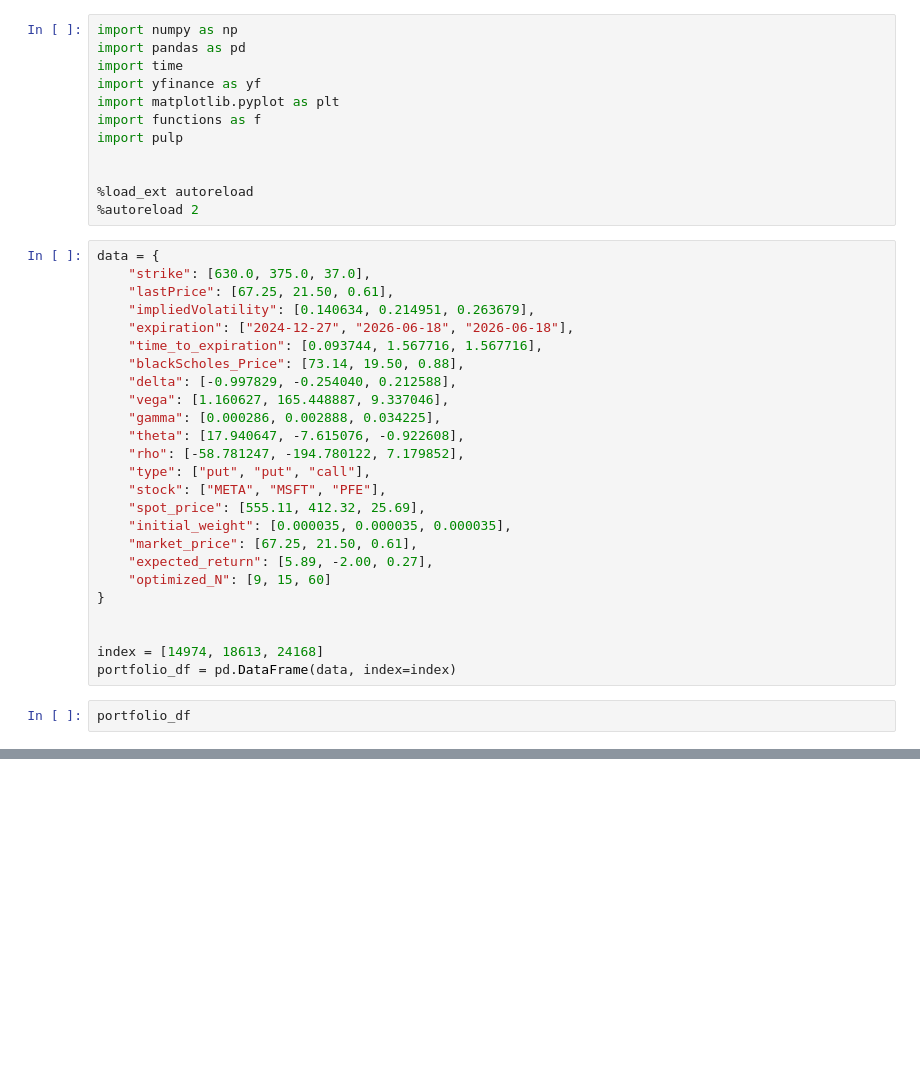
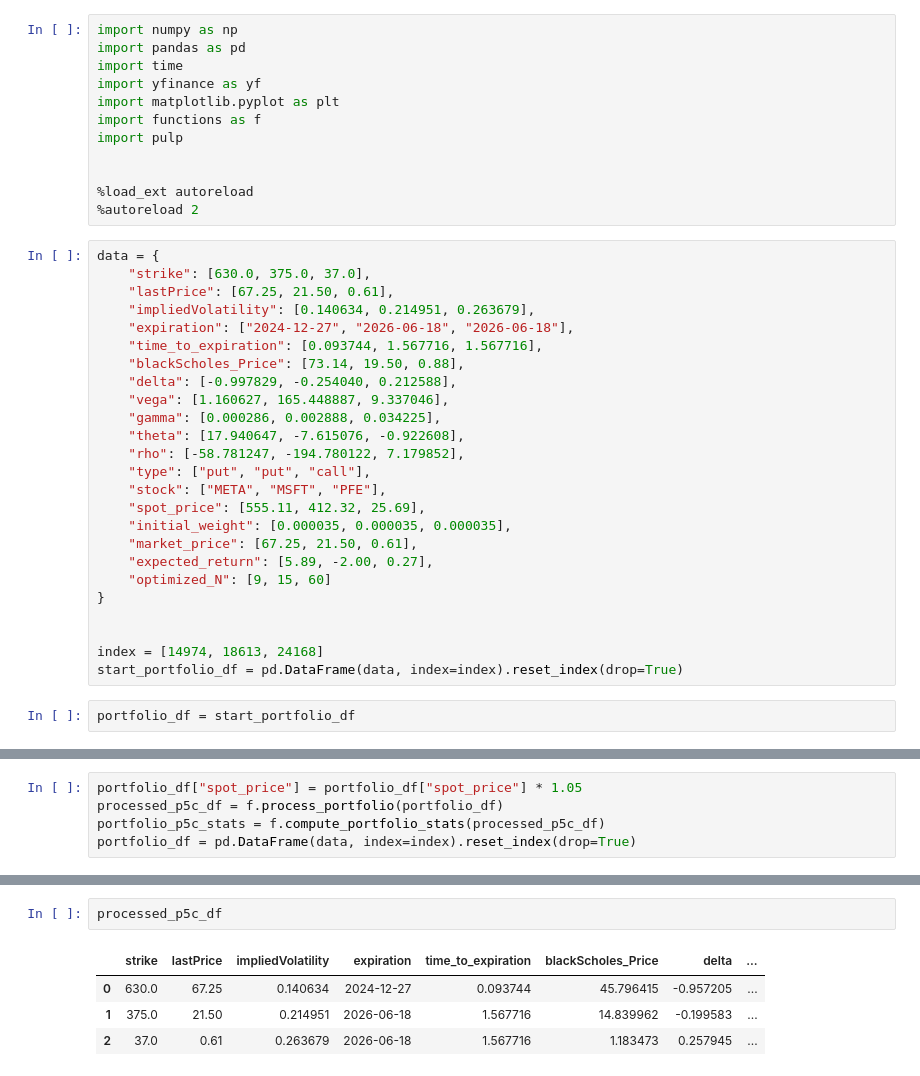
Before and after one commit to George-Dros/Options_Portfolio, a Jupyter notebook: 2. Portfolio Scenario Analysis.ipynb, the cells around one changed output, grey strips where cells are left out. Cells and saved outputs as stored; diff of their text form; blank space fills up the shorter version.

```diff
--- a/2. Portfolio Scenario Analysis.ipynb
+++ b/2. Portfolio Scenario Analysis.ipynb
@@ -34,6 +38,6 @@ data = {
 
 
 index = [14974, 18613, 24168]
-portfolio_df = pd.DataFrame(data, index=index)
+start_portfolio_df = pd.DataFrame(data, index=index).reset_index(drop=True)
 # %%
-portfolio_df
+portfolio_df = start_portfolio_df
@@ -44,0 +60,5 @@ portfolio_df
+# %%
+portfolio_df["spot_price"] = portfolio_df["spot_price"] * 1.05
+processed_p5c_df = f.process_portfolio(portfolio_df)
+portfolio_p5c_stats = f.compute_portfolio_stats(processed_p5c_df)
+portfolio_df = pd.DataFrame(data, index=index).reset_index(drop=True)
@@ -44,0 +177,7 @@ portfolio_df
+# %%
+processed_p5c_df
+# %% [output]
+|  | strike | lastPrice | impliedVolatility | expiration | time_to_expiration | blackScholes_Price | delta | ... |
+| 0 | 630.0 | 67.25 | 0.140634 | 2024-12-27 | 0.093744 | 45.796415 | -0.957205 | ... |
+| 1 | 375.0 | 21.50 | 0.214951 | 2026-06-18 | 1.567716 | 14.839962 | -0.199583 | ... |
+| 2 | 37.0 | 0.61 | 0.263679 | 2026-06-18 | 1.567716 | 1.183473 | 0.257945 | ... |
```
Also changed, not shown: parts of 46 cells of this notebook.
